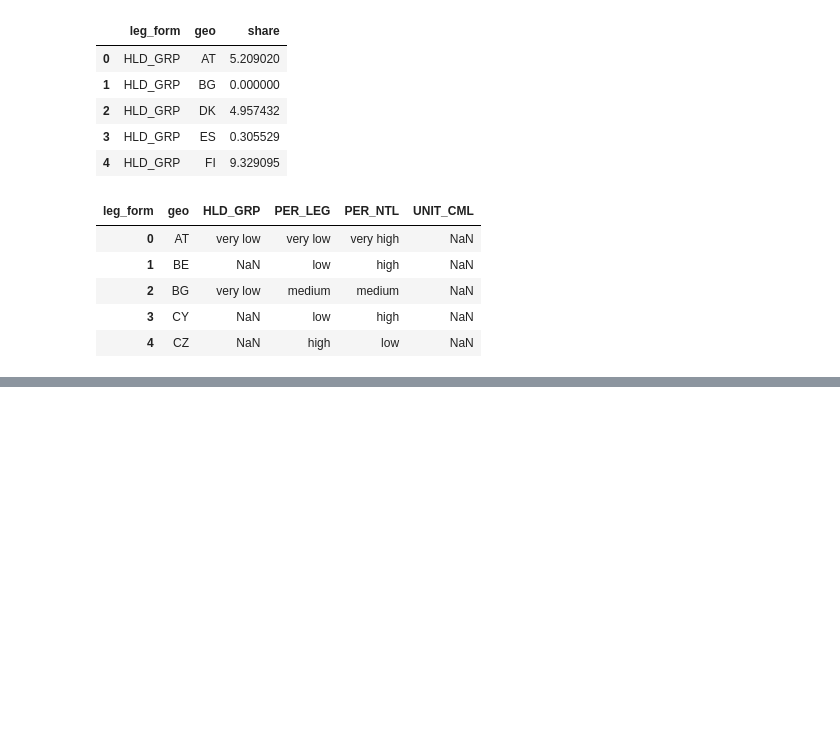
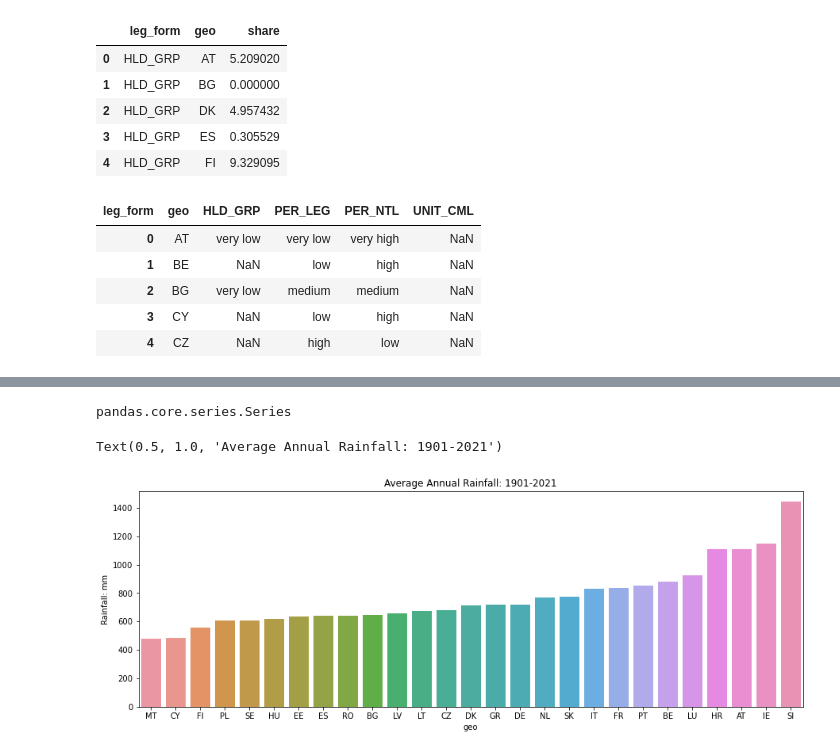
Before and after one commit to sba22206/semester1_ca2, a Jupyter notebook: EDA and ML.ipynb, the cells around one changed output, grey strips where cells are left out. Saved outputs shown, nothing was run; the diff lists cells and outputs as text; code cells hidden in the pictures; blank space fills up the shorter version.

```diff
--- a/EDA and ML.ipynb
+++ b/EDA and ML.ipynb
@@ -663,0 +794,32 @@ legal_form_clean.head()
+# %%
+eu_countries = {
+    'Austria': 'AT',
+    'Belgium': 'BE',
+    'Bulgaria': 'BG',
+    'Croatia': 'HR',
+    'Cyprus': 'CY',
+    'Czech Republic': 'CZ',
+    'Denmark': 'DK',
+    'Estonia': 'EE',
+    'Finland': 'FI',
+    'France': 'FR',
+    'Germany': 'DE',
+    'Greece': 'GR',
+    'Hungary': 'HU',
+    'Ireland': 'IE',
+    'Italy': 'IT',
+    'Latvia': 'LV',
+    'Lithuania': 'LT',
+    'Luxembourg': 'LU',
+    'Malta': 'MT',
+    'Netherlands': 'NL',
+    'Poland': 'PL',
+    'Portugal': 'PT',
+    'Romania': 'RO',
+    'Slovakia': 'SK',
+    'Slovenia': 'SI',
+    'Spain': 'ES',
+    'Sweden': 'SE',
+}
+# %%
+precipitation.rename(columns = eu_countries, inplace = True)
@@ -663,0 +836,2 @@ legal_form_clean.head()
+# %%
+precipitation_df_long = precipitation.drop(columns = 'Unnamed: 0').melt(id_vars = 'Year', var_name = 'geo')
@@ -663,0 +856,4 @@ legal_form_clean.head()
+# %%
+# Let's get the mean for each country and graph it so we get a sense of how precipitation varies across countries
+
+precipitation_df_long_mean = precipitation_df_long.groupby('geo').value.mean().sort_values()
@@ -663,0 +870,14 @@ legal_form_clean.head()
+# %%
+type(precipitation_df_long_mean)
+# %% [output]
+pandas.core.series.Series
+# %%
+fig, ax = plt.subplots(figsize = (15, 5))
+
+sns.barplot(x = precipitation_df_long_mean.index, y = precipitation_df_long_mean.values)
+
+plt.ylabel('Rainfall: mm')
+plt.title('Average Annual Rainfall: 1901-2021')
+# %% [output]
+Text(0.5, 1.0, 'Average Annual Rainfall: 1901-2021')
+[figure, added]
```
Also changed, not shown: parts of 109 cells of this notebook.
